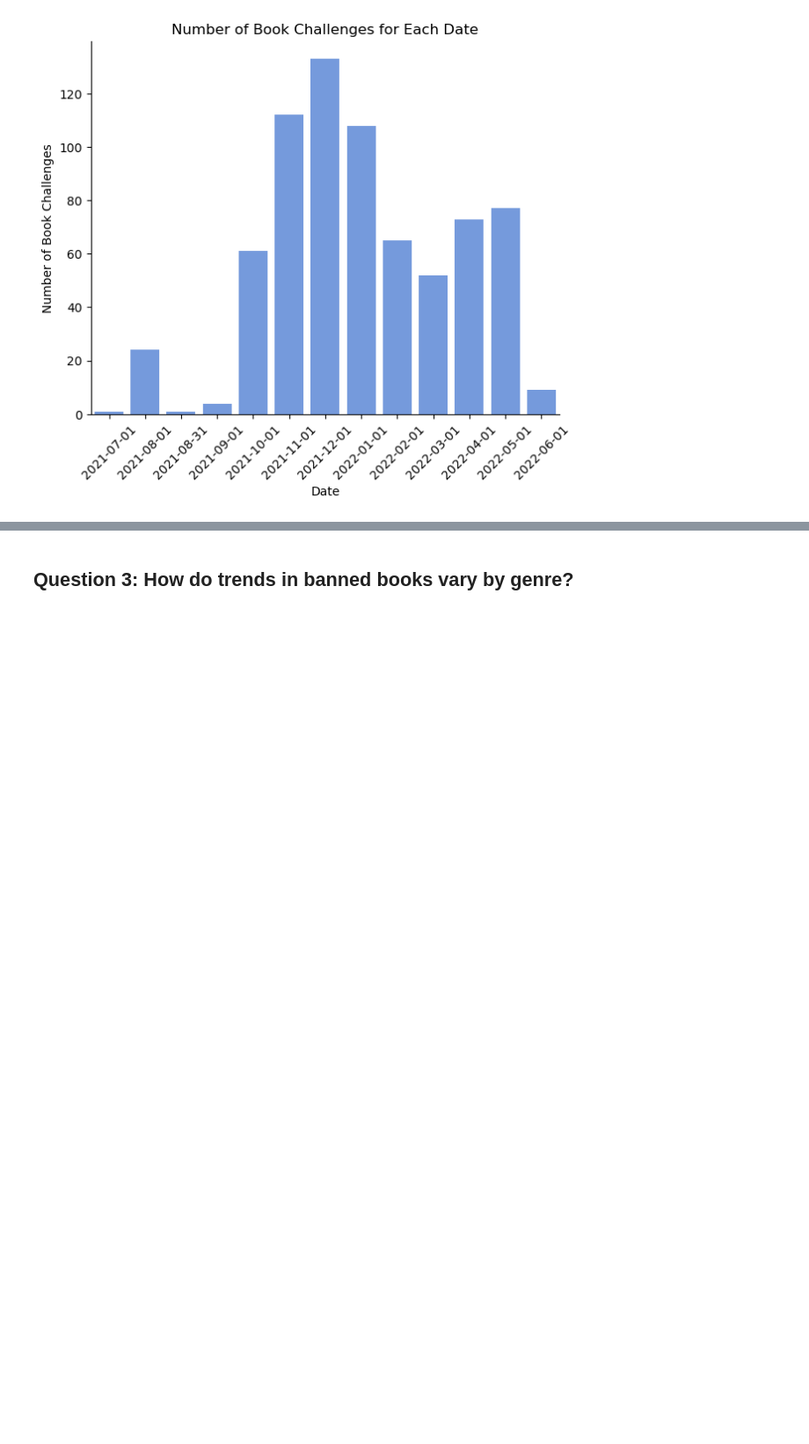
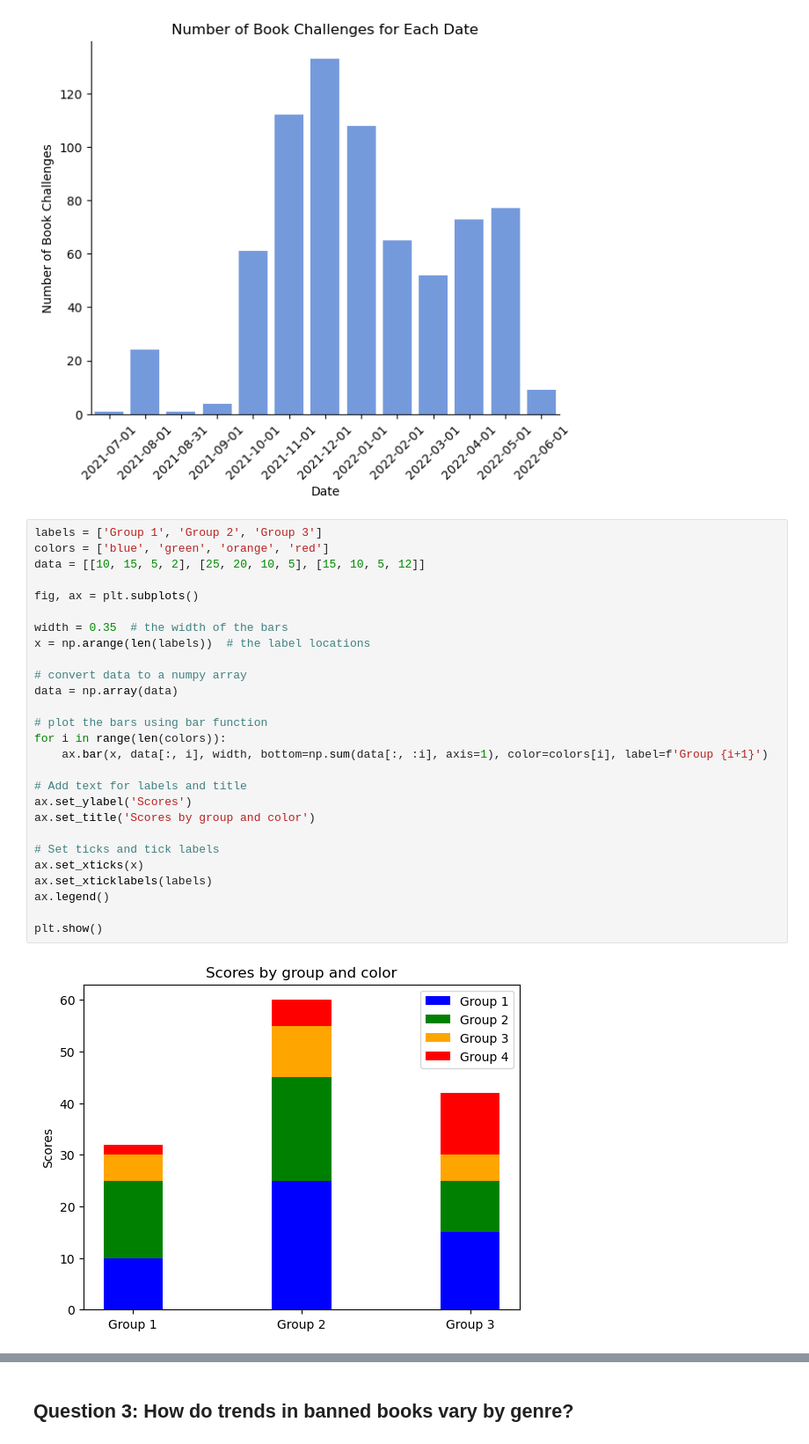
Before and after one commit to yashadoddabele/bannedbooks_project, a Jupyter notebook: bannedbooks.ipynb, the cells around one changed output, grey strips where cells are left out. Shown: that part at 88% size. Cells and saved outputs as stored; diff of their text form; blank space fills up the shorter version.

```diff
--- a/bannedbooks.ipynb
+++ b/bannedbooks.ipynb
@@ -165,3 +166,32 @@ plt.title("Number of Book Challenges for Each Date")
 plt.show()
 # %% [output]
 [figure]
+# %%
+labels = ['Group 1', 'Group 2', 'Group 3']
+colors = ['blue', 'green', 'orange', 'red']
+data = [[10, 15, 5, 2], [25, 20, 10, 5], [15, 10, 5, 12]]
+
+fig, ax = plt.subplots()
+
+width = 0.35  # the width of the bars
+x = np.arange(len(labels))  # the label locations
+
+# convert data to a numpy array
+data = np.array(data)
+
+# plot the bars using bar function
+for i in range(len(colors)):
+    ax.bar(x, data[:, i], width, bottom=np.sum(data[:, :i], axis=1), color=colors[i], label=f'Group {i+1}')
+
+# Add text for labels and title
+ax.set_ylabel('Scores')
+ax.set_title('Scores by group and color')
+
+# Set ticks and tick labels
+ax.set_xticks(x)
+ax.set_xticklabels(labels)
+ax.legend()
+
+plt.show()
+# %% [output]
+[figure, added]
```
Also changed, not shown: parts of 2 cells of this notebook.
